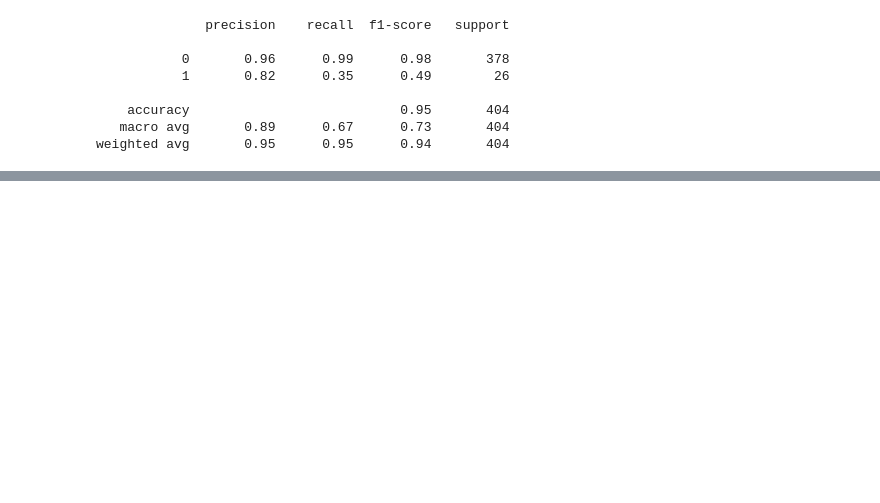
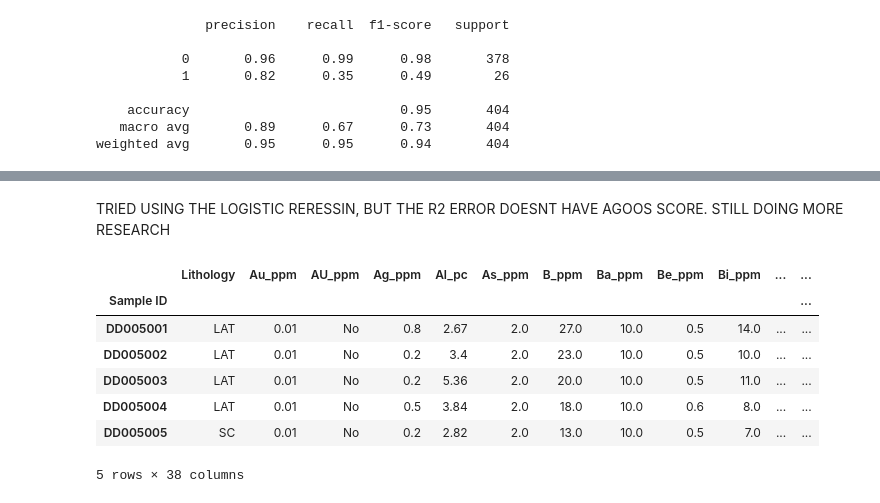
Before and after one commit to Fehintiti/Machine-Learning-Multi_Element-Gold-Predciton-, a Jupyter notebook: MULTI-ELEMENT_LITHOLOGY _GOLD ANALYISIS CLASSIFICATION.ipynb, the cells around one changed output, grey strips where cells are left out. Saved outputs shown, nothing was run; the diff lists cells and outputs as text; code cells hidden in the pictures; blank space fills up the shorter version.

```diff
--- a/MULTI-ELEMENT_LITHOLOGY _GOLD ANALYISIS CLASSIFICATION.ipynb
+++ b/MULTI-ELEMENT_LITHOLOGY _GOLD ANALYISIS CLASSIFICATION.ipynb
@@ -810,0 +815,13 @@ Text(0.5, 1.0, 'Feature Importance')
+# %% [markdown]
+TRIED USING THE LOGISTIC RERESSIN, BUT THE R2 ERROR DOESNT HAVE AGOOS SCORE. STILL DOING MORE RESEARCH
+# %%
+df2.head()
+# %% [output]
+|  | Lithology | Au_ppm | AU_ppm | Ag_ppm | Al_pc | As_ppm | B_ppm | Ba_ppm | Be_ppm | Bi_ppm | ... | ... |
+| Sample ID |  |  |  |  |  |  |  |  |  |  |  | ... |
+| DD005001 | LAT | 0.01 | No | 0.8 | 2.67 | 2.0 | 27.0 | 10.0 | 0.5 | 14.0 | ... | ... |
+| DD005002 | LAT | 0.01 | No | 0.2 | 3.4 | 2.0 | 23.0 | 10.0 | 0.5 | 10.0 | ... | ... |
+| DD005003 | LAT | 0.01 | No | 0.2 | 5.36 | 2.0 | 20.0 | 10.0 | 0.5 | 11.0 | ... | ... |
+| DD005004 | LAT | 0.01 | No | 0.5 | 3.84 | 2.0 | 18.0 | 10.0 | 0.6 | 8.0 | ... | ... |
+| DD005005 | SC | 0.01 | No | 0.2 | 2.82 | 2.0 | 13.0 | 10.0 | 0.5 | 7.0 | ... | ... |
+5 rows × 38 columns
```
Also changed, not shown: parts of 49 cells of this notebook.
